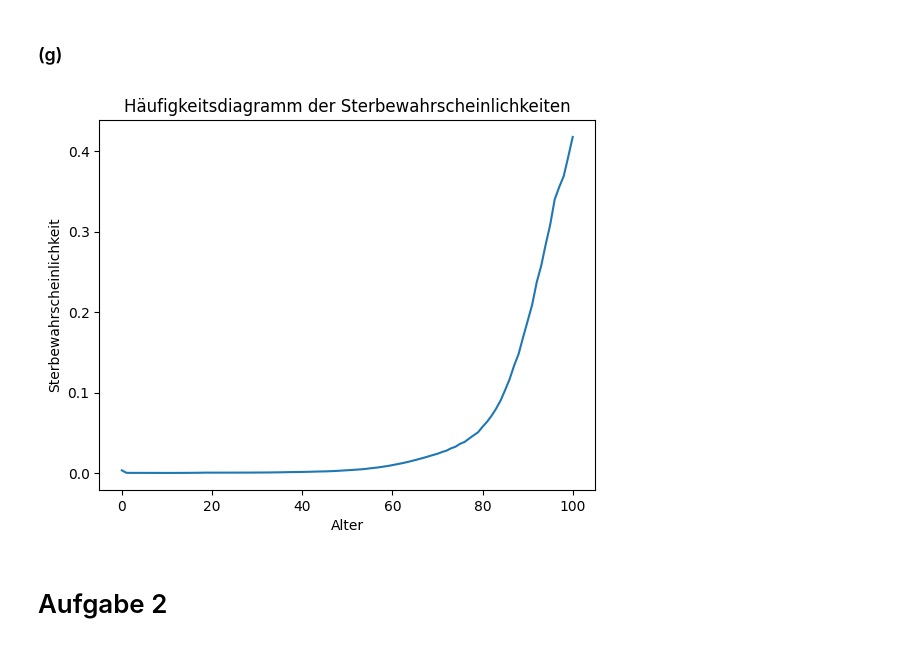
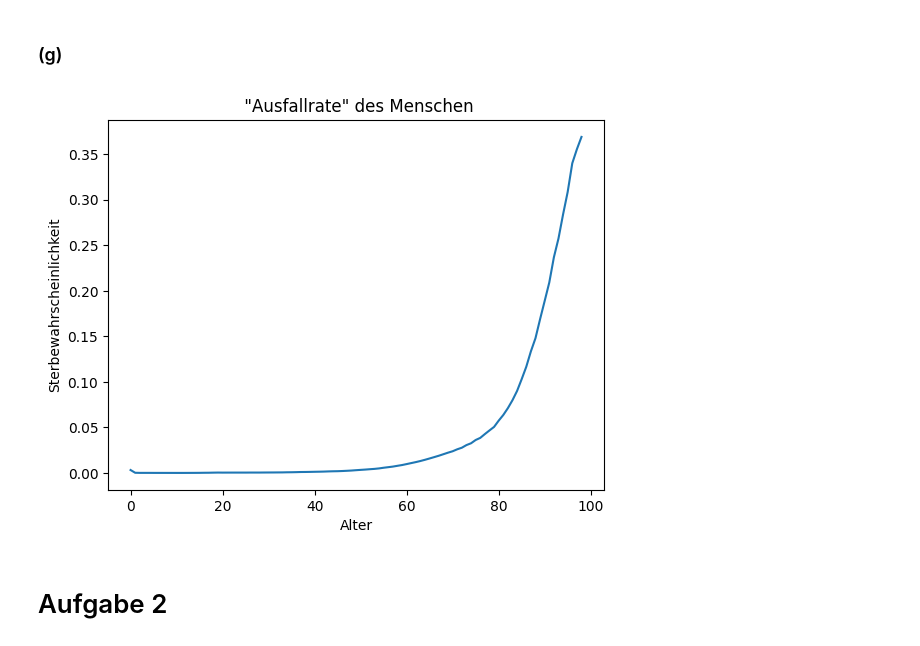
Before and after one commit to tombk556/Mathematische-Stochastische-Modelle-und-MC-Simulationen, a Jupyter notebook: Übung 5/übung5.ipynb, the cells around one changed output. Cells and saved outputs as stored; diff of their text form; code cells hidden in the pictures.

```diff
--- a/Übung 5/übung5.ipynb
+++ b/Übung 5/übung5.ipynb
@@ -62,11 +62,10 @@ fig.show()
 # %% [markdown]
 ### (e)
 # %%
-data["Wahrscheinlichkeit"] = data[]
-data['Kumulative_Anteile'] = 1 - data['Wahrscheinlichkeit'].cumsum()
+data["Wahrscheinlichkeit"] = data["Gestorbene"] / data["Überlebende"]
 
 # Berechne die Wahrscheinlichkeit, dass eine Person, die 40 Jahre alt ist, auch mindestens 41 wird
-s_40 = data.loc[40, 'Kumulative_Anteile'] - data.loc[41, 'Kumulative_Anteile']
+s_40 = 1 - data.loc[40, 'Wahrscheinlichkeit']
 
-print(f'Die Wahrscheinlichkeit, dass eine Person, die 40 Jahre alt ist, auch mindestens 41 Jahre alt wird, beträgt: {s_40 * 100}')
+print(f'Die Wahrscheinlichkeit, dass eine Person, die 40 Jahre alt ist, auch mindestens 41 Jahre alt wird, beträgt: {s_40}')
 # %% [output]
@@ -84,13 +83,13 @@ Die Wahrscheinlichkeit, dass eine Person, die 40 Jahre alt ist, im genau 41. Leb
 # %%
 h_k = data['Wahrscheinlichkeit']
 
-plt.plot(data['Alter'], h_k)
+plt.plot(data['Alter'][0:99], h_k[0:99])
 plt.xlabel('Alter')
 plt.ylabel('Sterbewahrscheinlichkeit')
-plt.title('Häufigkeitsdiagramm der Sterbewahrscheinlichkeiten')
+plt.title(' "Ausfallrate" des Menschen')
 plt.show()
 # %% [output]
-[figure, old version]
+[figure, new version]
 # %% [markdown]
 # Aufgabe 2
 # %%
```
Also changed, not shown: parts of 1 cell of this notebook.
